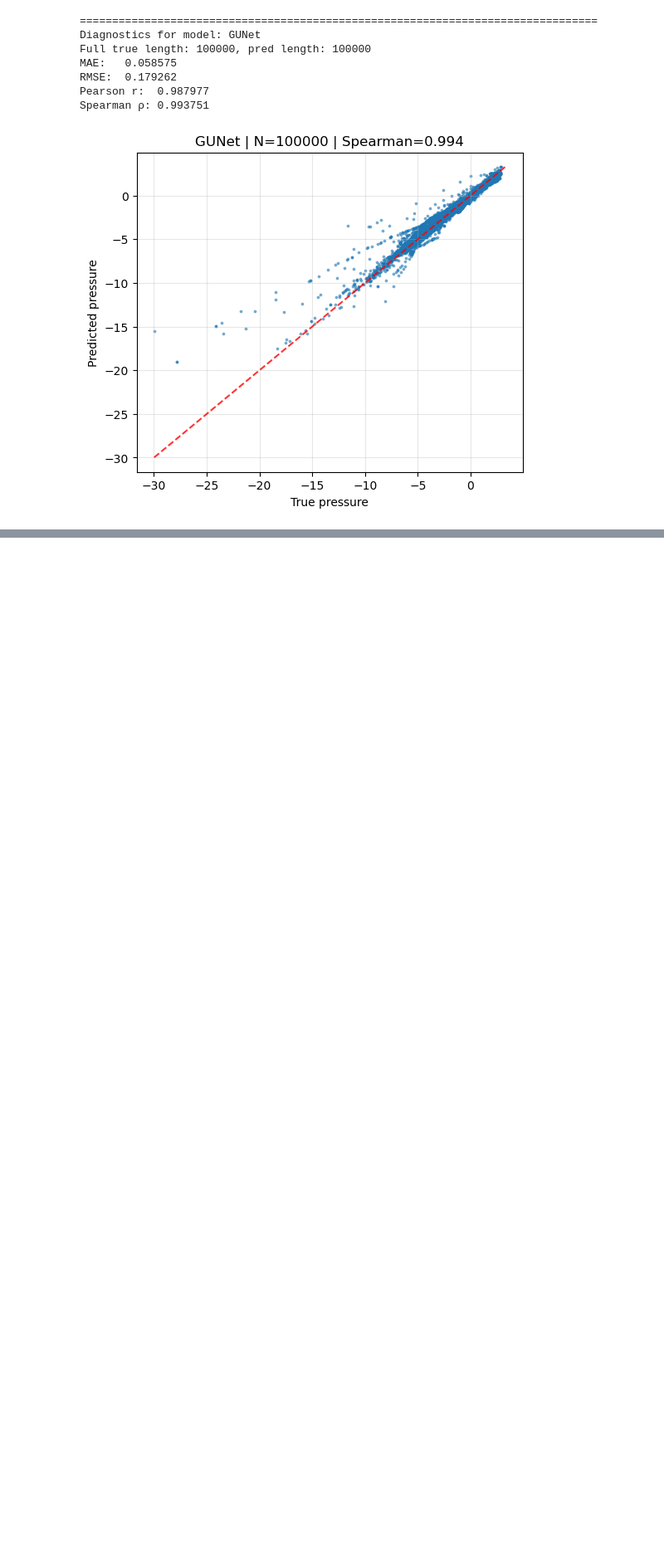
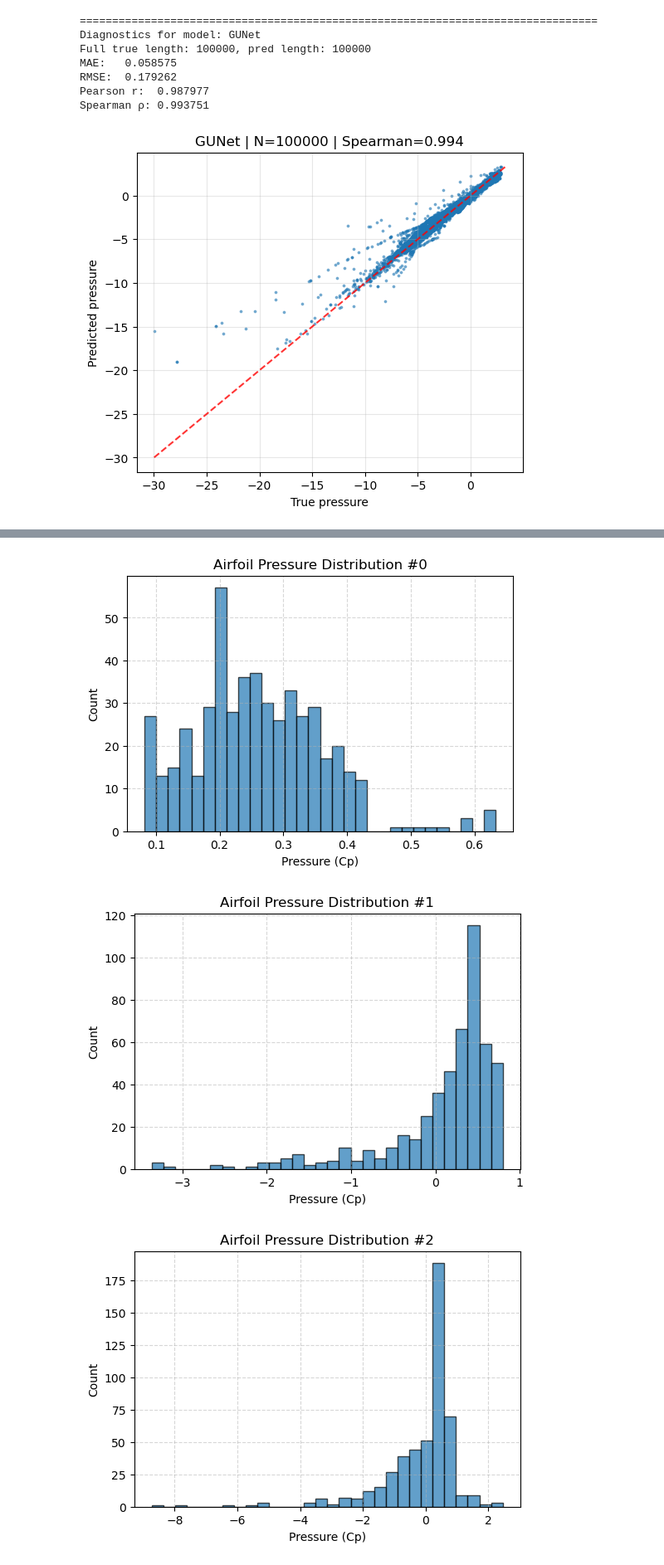
Before and after one commit to RomainCorbel/ResearchProject, a Jupyter notebook: baselines/visualization.ipynb, the cells around one changed output, grey strips where cells are left out. Shown at 83% size. Saved outputs shown, nothing was run; the diff lists cells and outputs as text; code cells hidden in the pictures; blank space fills up the shorter version.

Commit message:
playing with visualization

```diff
--- a/baselines/visualization.ipynb
+++ b/baselines/visualization.ipynb
@@ -332,0 +333,21 @@ for i in range(num_to_show):
+# %%
+import matplotlib.pyplot as plt
+
+
+num_to_show = min(3, len(test_dataset))
+
+for i in range(num_to_show):
+    pts_real = test_dataset[i].y  # pressure or Cp
+    pts = test_dataset[i].x       # coordinates (not used for histogram)
+
+    plt.figure(figsize=(6, 4))
+    plt.hist(pts_real, bins=30, edgecolor='black', alpha=0.7)
+    plt.title(f"Airfoil Pressure Distribution #{i}")
+    plt.xlabel("Pressure (Cp)")
+    plt.ylabel("Count")
+    plt.grid(True, linestyle='--', alpha=0.5)
+    plt.show()
+# %% [output]
+[figure, added]
+[figure, added]
+[figure, added]
```
Also changed, not shown: parts of 4 cells of this notebook.
